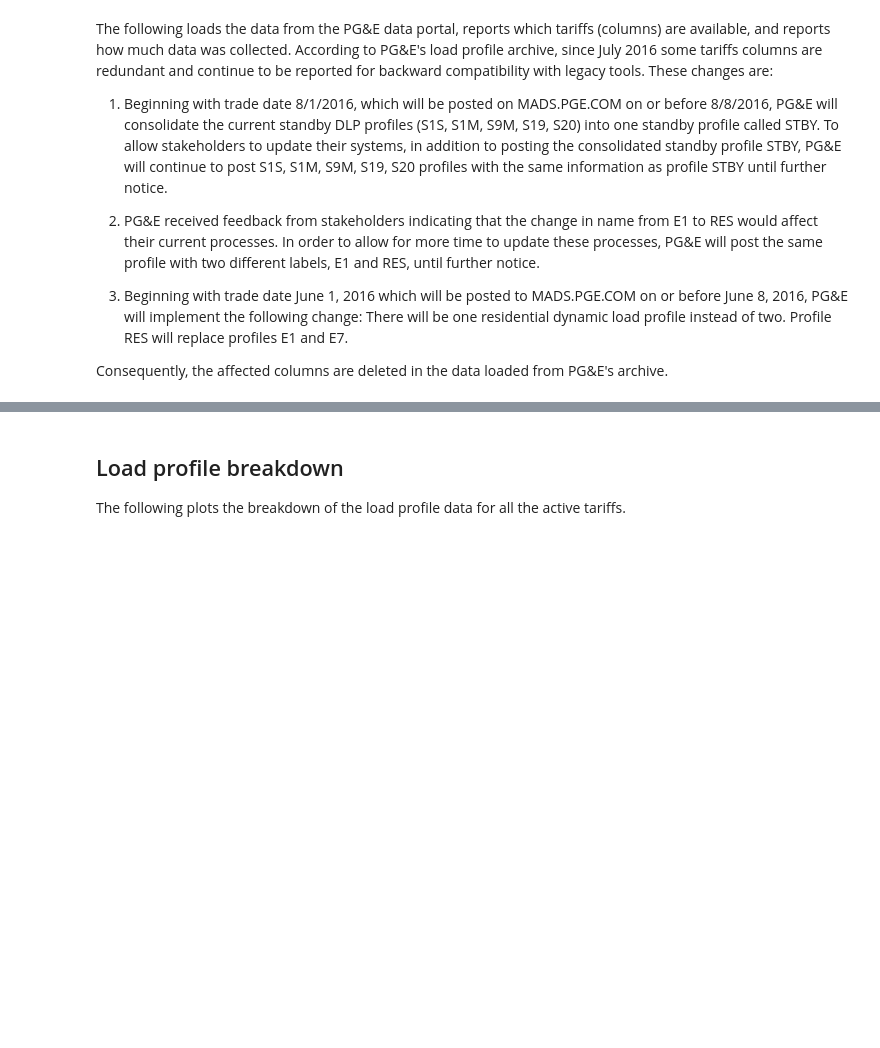
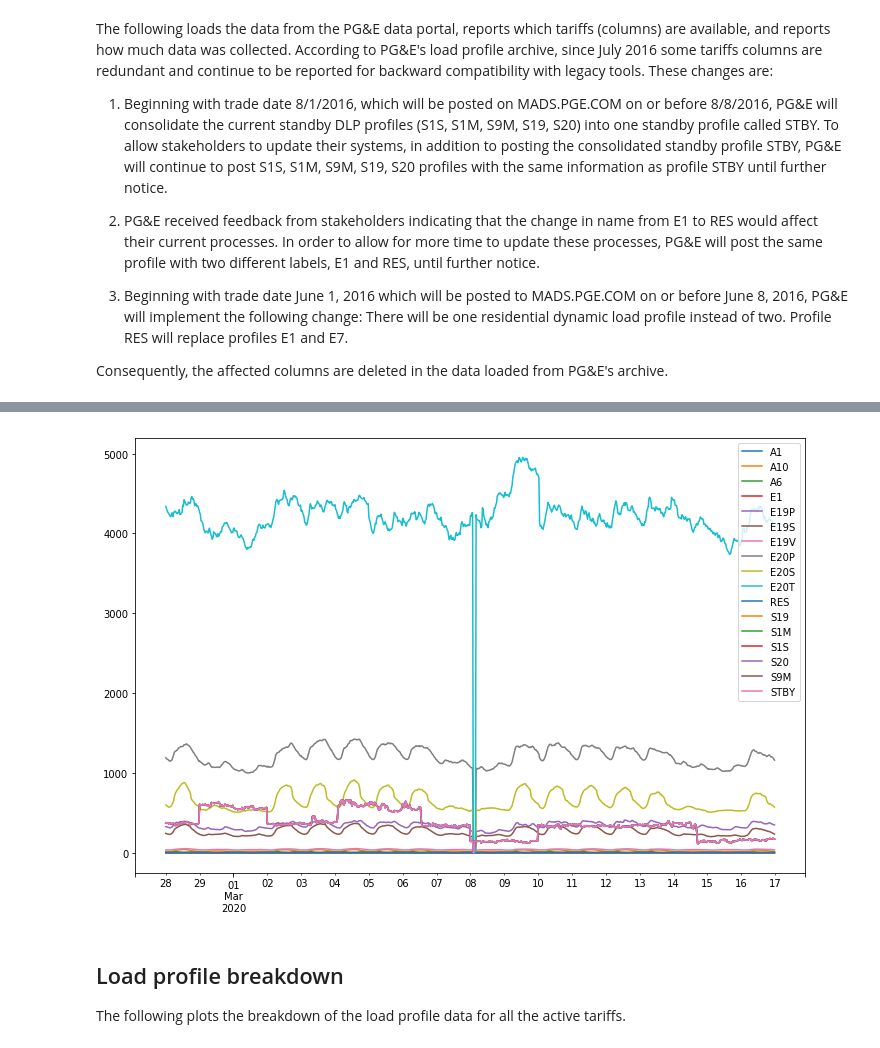
Before and after one commit to slacgismo/load_composition_analysis, a Jupyter notebook: data/PG&E Load Profile.ipynb, the cells around one changed output, grey strips where cells are left out. Cells and saved outputs as stored; diff of their text form; code cells hidden in the pictures; blank space fills up the shorter version.

```diff
--- a/data/PG&E Load Profile.ipynb
+++ b/data/PG&E Load Profile.ipynb
@@ -32,10 +29,13 @@ Consequently, the affected columns are deleted in the data loaded from PG&E's ar
 # %%
 # load PG&E data from the load profile archive
 import pgande
-from datetime import datetime
-import config
+from datetime import datetime, timedelta
 
-data = pgande.get_loads(config.start,config.stop)
+stop = datetime.now().strftime('%m/%d/%y')
+length = timedelta(days=21)
+start = (datetime.now()-length).strftime('%m/%d/%y')
+
+data = pgande.get_loads(start,stop)
 
 # plot of the raw data
 data.plot(figsize=(12,8))
@@ -52,3 +56,4 @@ Rows....... 3552
+[figure, added]
 # %% [markdown]
 ## Load profile breakdown
 
```
Also changed, not shown: parts of 7 cells of this notebook.
